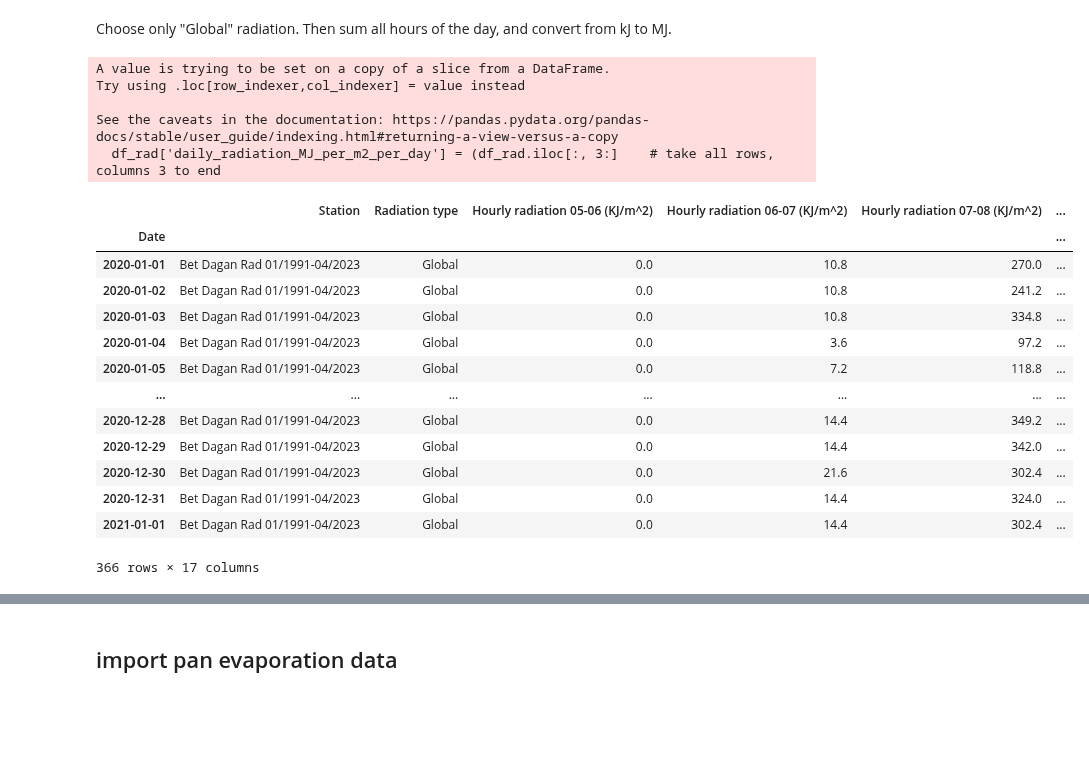
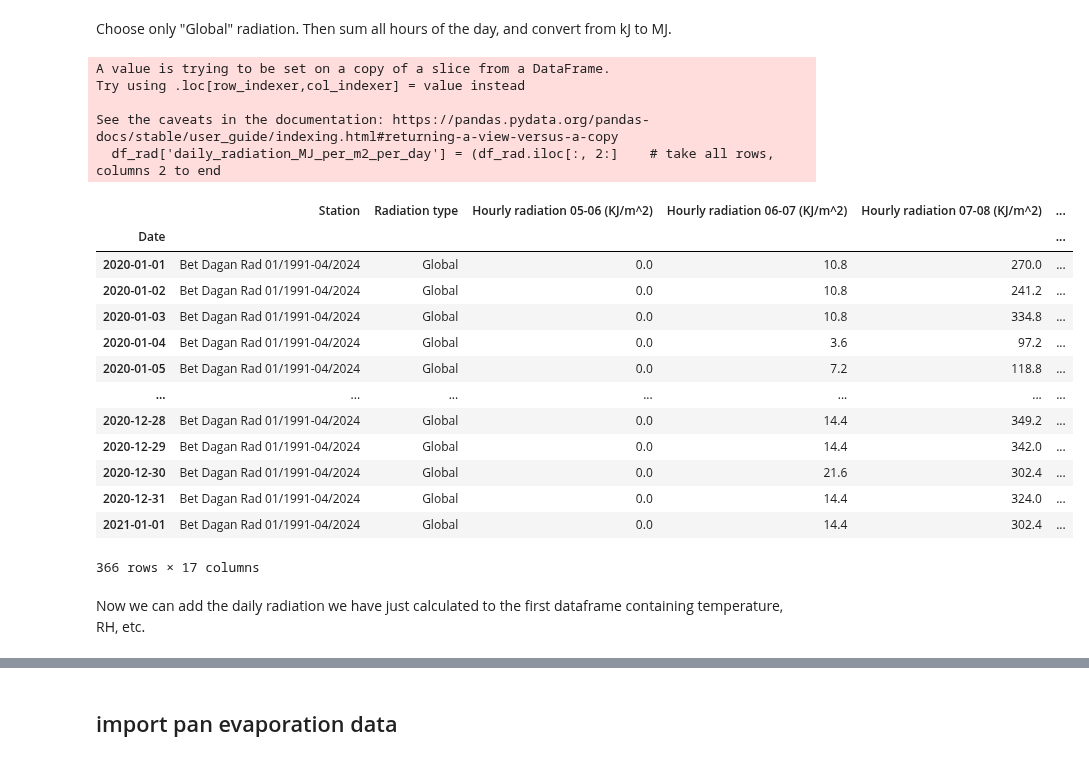
Before and after one commit to yairmau/surface-hydrology, a Jupyter notebook: evapotranspiration/evapotranspiration-exercises.ipynb, the cells around one changed output, grey strips where cells are left out. Cells and saved outputs as stored; diff of their text form; code cells hidden in the pictures; blank space fills up the shorter version.

```diff
--- a/evapotranspiration/evapotranspiration-exercises.ipynb
+++ b/evapotranspiration/evapotranspiration-exercises.ipynb
@@ -115,28 +128,30 @@ df_rad
 Choose only "Global" radiation. Then sum all hours of the day, and convert from kJ to MJ.
 # %%
 df_rad = df_rad[df_rad["Radiation type"] == "Global "]
-df_rad['daily_radiation_MJ_per_m2_per_day'] = (df_rad.iloc[:, 3:]    # take all rows, columns 3 to end
+df_rad['daily_radiation_MJ_per_m2_per_day'] = (df_rad.iloc[:, 2:]    # take all rows, columns 2 to end
                                                            .sum(axis=1) /  # sum all columns
                                                            1000            # divide by 1000 to convert from kJ to MJ
                                                     )
 df_rad
 # %% [output]
 A value is trying to be set on a copy of a slice from a DataFrame.
 Try using .loc[row_indexer,col_indexer] = value instead
 
 See the caveats in the documentation: https://pandas.pydata.org/pandas-docs/stable/user_guide/indexing.html#returning-a-view-versus-a-copy
-  df_rad['daily_radiation_MJ_per_m2_per_day'] = (df_rad.iloc[:, 3:]    # take all rows, columns 3 to end
+  df_rad['daily_radiation_MJ_per_m2_per_day'] = (df_rad.iloc[:, 2:]    # take all rows, columns 2 to end
 |  | Station | Radiation type | Hourly radiation 05-06 (KJ/m^2) | Hourly radiation 06-07 (KJ/m^2) | Hourly radiation 07-08 (KJ/m^2) | ... |
 | Date |  |  |  |  |  | ... |
-| 2020-01-01 | Bet Dagan Rad 01/1991-04/2023 | Global | 0.0 | 10.8 | 270.0 | ... |
-| 2020-01-02 | Bet Dagan Rad 01/1991-04/2023 | Global | 0.0 | 10.8 | 241.2 | ... |
-| 2020-01-03 | Bet Dagan Rad 01/1991-04/2023 | Global | 0.0 | 10.8 | 334.8 | ... |
-| 2020-01-04 | Bet Dagan Rad 01/1991-04/2023 | Global | 0.0 | 3.6 | 97.2 | ... |
-| 2020-01-05 | Bet Dagan Rad 01/1991-04/2023 | Global | 0.0 | 7.2 | 118.8 | ... |
+| 2020-01-01 | Bet Dagan Rad 01/1991-04/2024 | Global | 0.0 | 10.8 | 270.0 | ... |
+| 2020-01-02 | Bet Dagan Rad 01/1991-04/2024 | Global | 0.0 | 10.8 | 241.2 | ... |
+| 2020-01-03 | Bet Dagan Rad 01/1991-04/2024 | Global | 0.0 | 10.8 | 334.8 | ... |
+| 2020-01-04 | Bet Dagan Rad 01/1991-04/2024 | Global | 0.0 | 3.6 | 97.2 | ... |
+| 2020-01-05 | Bet Dagan Rad 01/1991-04/2024 | Global | 0.0 | 7.2 | 118.8 | ... |
 | ... | ... | ... | ... | ... | ... | ... |
-| 2020-12-28 | Bet Dagan Rad 01/1991-04/2023 | Global | 0.0 | 14.4 | 349.2 | ... |
-| 2020-12-29 | Bet Dagan Rad 01/1991-04/2023 | Global | 0.0 | 14.4 | 342.0 | ... |
-| 2020-12-30 | Bet Dagan Rad 01/1991-04/2023 | Global | 0.0 | 21.6 | 302.4 | ... |
-| 2020-12-31 | Bet Dagan Rad 01/1991-04/2023 | Global | 0.0 | 14.4 | 324.0 | ... |
-| 2021-01-01 | Bet Dagan Rad 01/1991-04/2023 | Global | 0.0 | 14.4 | 302.4 | ... |
+| 2020-12-28 | Bet Dagan Rad 01/1991-04/2024 | Global | 0.0 | 14.4 | 349.2 | ... |
+| 2020-12-29 | Bet Dagan Rad 01/1991-04/2024 | Global | 0.0 | 14.4 | 342.0 | ... |
+| 2020-12-30 | Bet Dagan Rad 01/1991-04/2024 | Global | 0.0 | 21.6 | 302.4 | ... |
+| 2020-12-31 | Bet Dagan Rad 01/1991-04/2024 | Global | 0.0 | 14.4 | 324.0 | ... |
+| 2021-01-01 | Bet Dagan Rad 01/1991-04/2024 | Global | 0.0 | 14.4 | 302.4 | ... |
 366 rows × 17 columns
+# %% [markdown]
+Now we can add the daily radiation we have just calculated to the first dataframe containing temperature, RH, etc.
```
Also changed, not shown: parts of 25 cells of this notebook, 24 other files.
